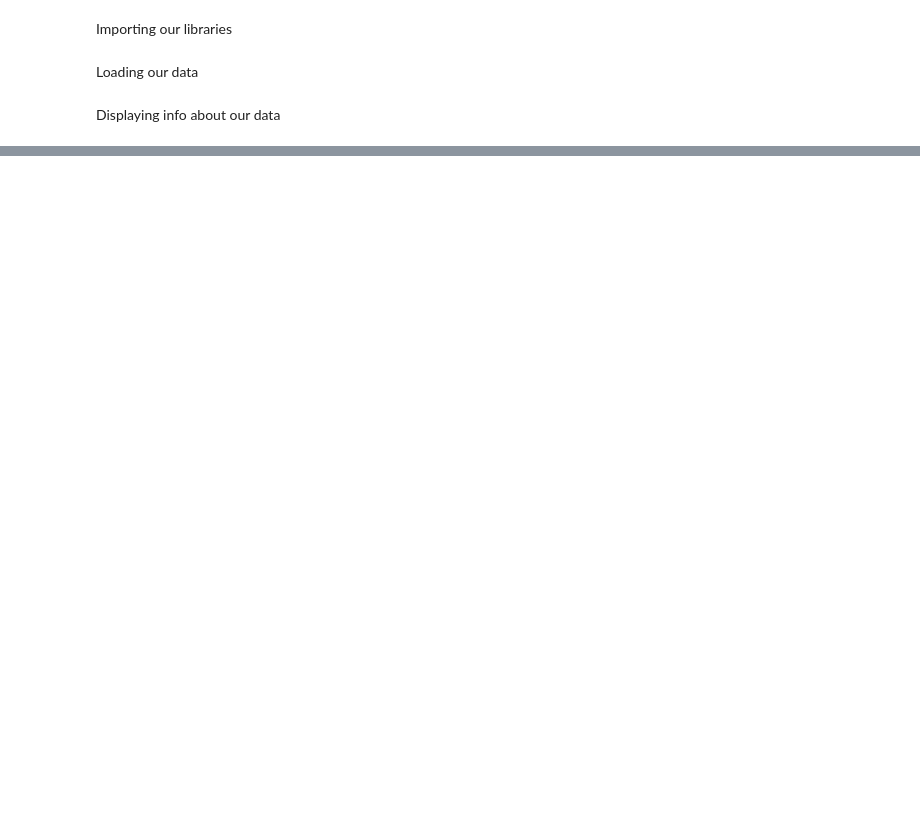
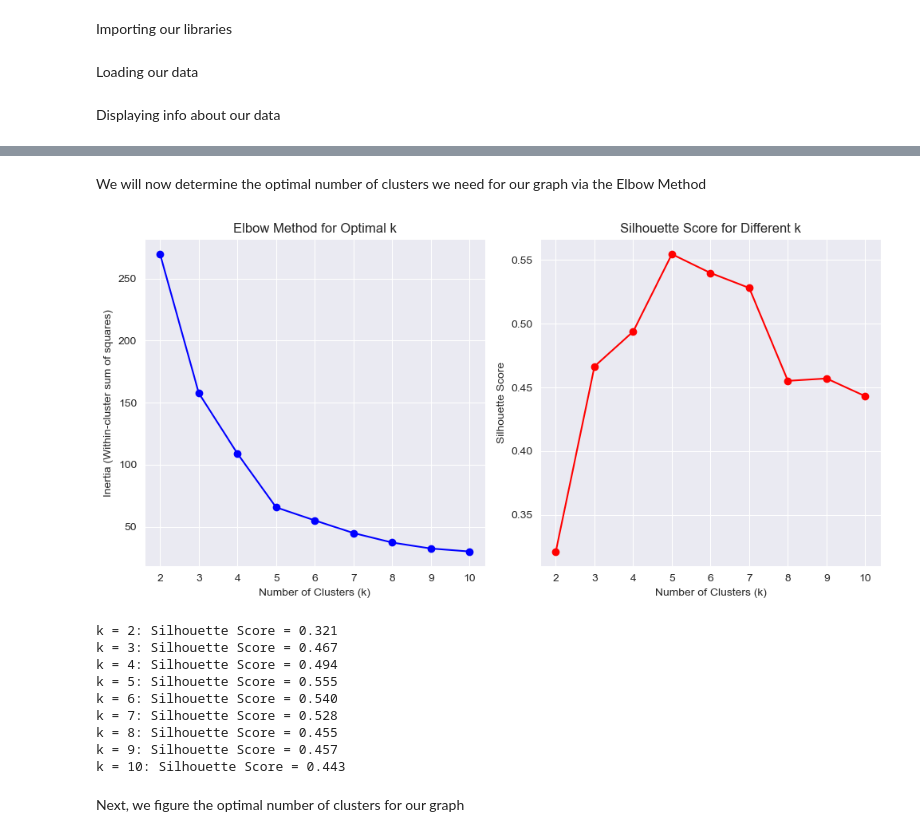
Before and after one commit to CedricBaaklini/Machine-Learning-Project, a Jupyter notebook: Project 1/Kmeans.ipynb, the cells around one changed output, grey strips where cells are left out. Cells and saved outputs as stored; diff of their text form; code cells hidden in the pictures; blank space fills up the shorter version.

Commit message:
Creating the K-means cluster graph for our data.

```diff
--- a/Project 1/Kmeans.ipynb
+++ b/Project 1/Kmeans.ipynb
@@ -103,0 +43,7 @@ It is time to create our K-Means graph!
+# %%
+features = df[['Annual Income (k$)', 'Spending Score (1-100)']]
+
+print("Features selected for clustering:")
+print(features.head())
+print("\nFeatures statistics:")
+print(features.describe())
@@ -103,0 +71,10 @@ It is time to create our K-Means graph!
+# %%
+scaler = StandardScaler()
+features_normalized = scaler.fit_transform(features)
+
+features_normalized_df = pd.DataFrame(features_normalized, columns = ['Annual Income (normalized)', 'Spending Score (normalized)'])
+
+print("Normalized Features:")
+print(features_normalized_df)
+print("\nNormalized features statistics:")
+print(features_normalized_df.describe())
@@ -103,0 +99,47 @@ It is time to create our K-Means graph!
+# %% [markdown]
+We will now determine the optimal number of clusters we need for our graph via the Elbow Method
+# %%
+inertias = []
+silhouette_scores = []
+k_range = range(2, 11)
+
+for k in k_range:
+    kmeans = KMeans(n_clusters = k, random_state = 42, n_init = 10)
+    kmeans.fit(features_normalized)
+    inertias.append(kmeans.inertia_)
+    silhouette_scores.append(silhouette_score(features_normalized, kmeans.labels_))
+
+plt.figure(figsize = (15, 5))
+
+plt.subplot(1, 3, 1)
+plt.plot(k_range, inertias, 'bo-')
+plt.xlabel('Number of Clusters (k)')
+plt.ylabel('Inertia (Within-cluster sum of squares)')
+plt.title('Elbow Method for Optimal k')
+plt.grid(True)
+
+plt.subplot(1, 3, 2)
+plt.plot(k_range, silhouette_scores, 'ro-')
+plt.xlabel('Number of Clusters (k)')
+plt.ylabel('Silhouette Score')
+plt.title('Silhouette Score for Different k')
+plt.grid(True)
+
+plt.tight_layout()
+plt.show()
+
+for k, score in zip(k_range, silhouette_scores):
+    print(f"k = {k}: Silhouette Score = {score:.3f}")
+# %% [output]
+[figure, added]
+k = 2: Silhouette Score = 0.321
+k = 3: Silhouette Score = 0.467
+k = 4: Silhouette Score = 0.494
+k = 5: Silhouette Score = 0.555
+k = 6: Silhouette Score = 0.540
+k = 7: Silhouette Score = 0.528
+k = 8: Silhouette Score = 0.455
+k = 9: Silhouette Score = 0.457
+k = 10: Silhouette Score = 0.443
+# %% [markdown]
+Next, we figure the optimal number of clusters for our graph
```
Also changed, not shown: parts of 22 cells of this notebook, 1 other file.
